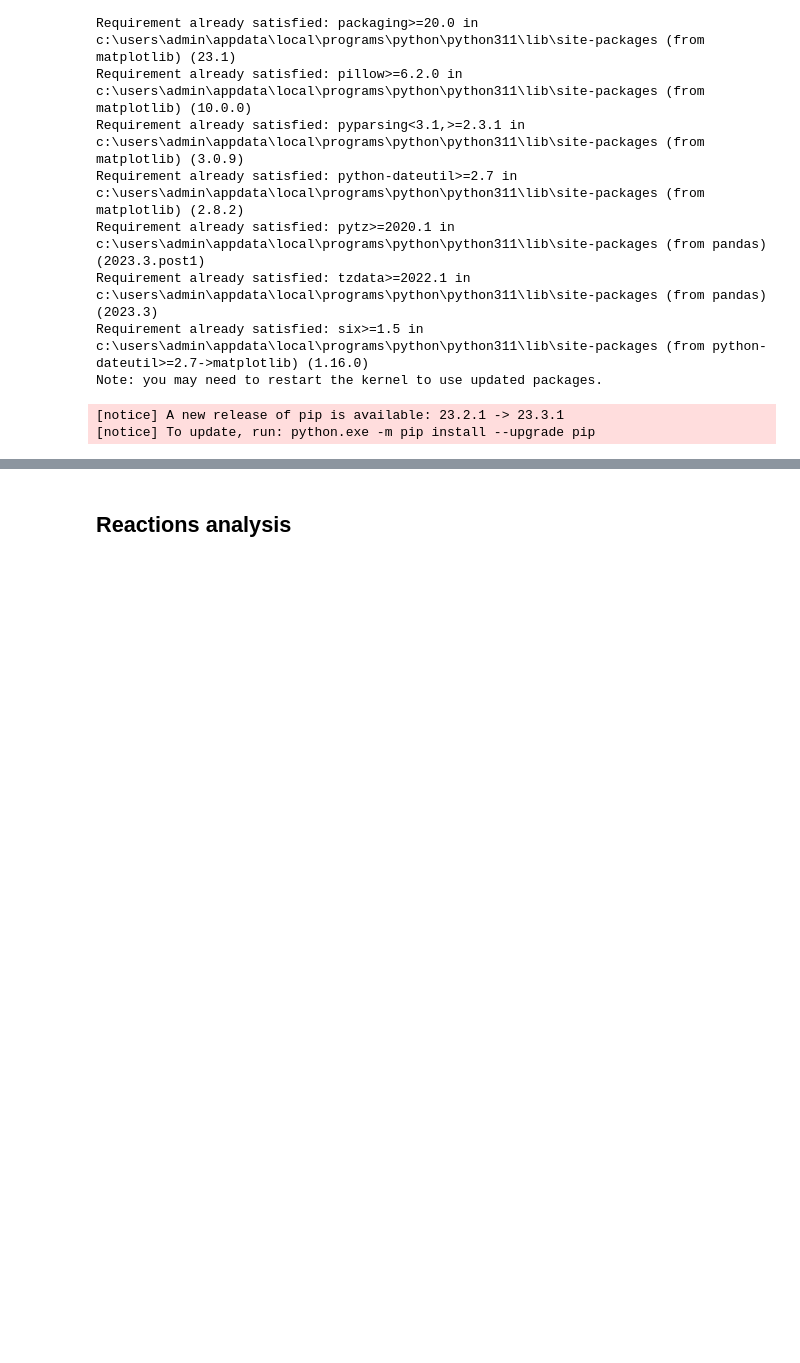
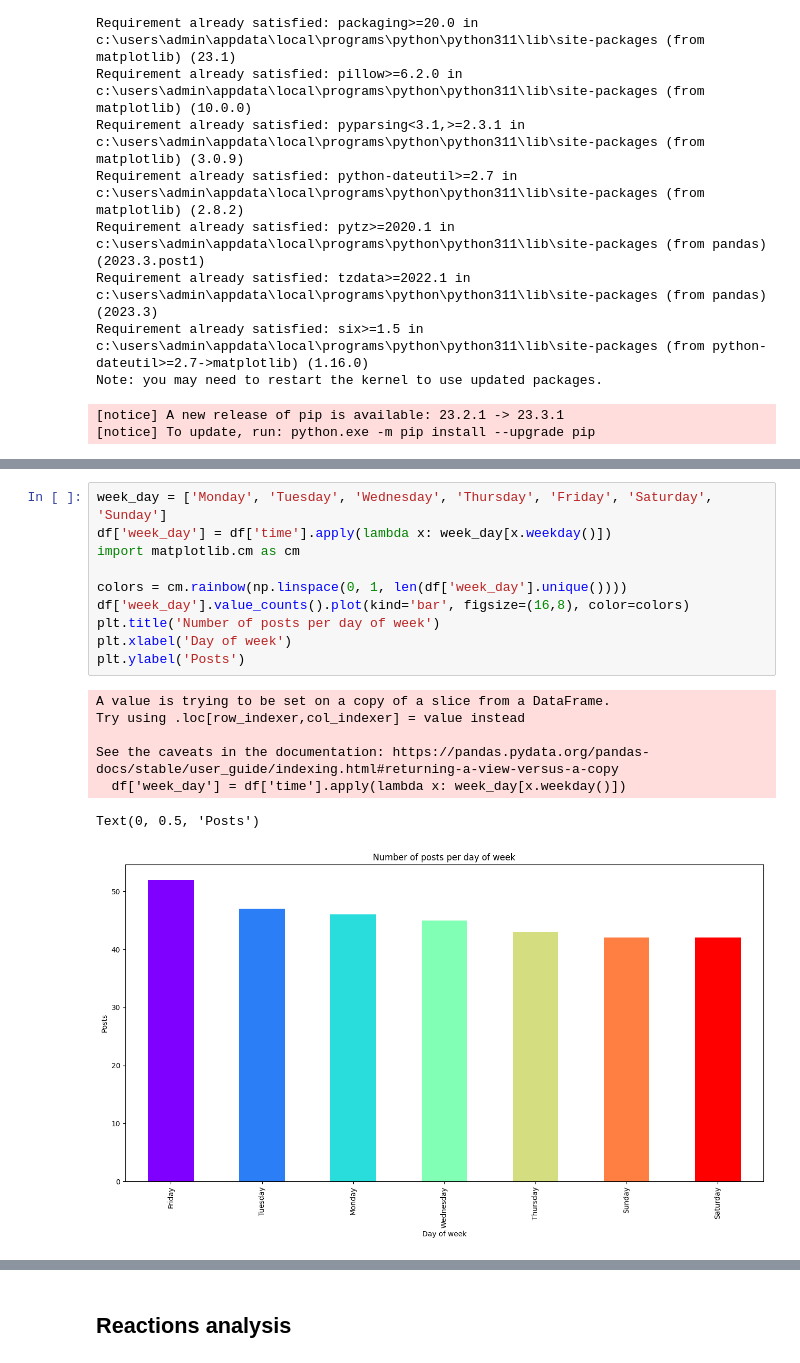
Before and after one commit to hoandkjxhbfhk/finalproject-, a Jupyter notebook: Analyze_data.ipynb, the cells around one changed output, grey strips where cells are left out. Cells and saved outputs as stored; diff of their text form; blank space fills up the shorter version.

```diff
--- a/Analyze_data.ipynb
+++ b/Analyze_data.ipynb
@@ -79,0 +306,18 @@ df
+# %%
+week_day = ['Monday', 'Tuesday', 'Wednesday', 'Thursday', 'Friday', 'Saturday', 'Sunday']
+df['week_day'] = df['time'].apply(lambda x: week_day[x.weekday()])
+import matplotlib.cm as cm
+
+colors = cm.rainbow(np.linspace(0, 1, len(df['week_day'].unique())))
+df['week_day'].value_counts().plot(kind='bar', figsize=(16,8), color=colors)
+plt.title('Number of posts per day of week')
+plt.xlabel('Day of week')
+plt.ylabel('Posts')
+# %% [output]
+A value is trying to be set on a copy of a slice from a DataFrame.
+Try using .loc[row_indexer,col_indexer] = value instead
+
+See the caveats in the documentation: https://pandas.pydata.org/pandas-docs/stable/user_guide/indexing.html#returning-a-view-versus-a-copy
+  df['week_day'] = df['time'].apply(lambda x: week_day[x.weekday()])
+Text(0, 0.5, 'Posts')
+[figure, added]
```
Also changed, not shown: parts of 42 cells of this notebook, 16 other files.
